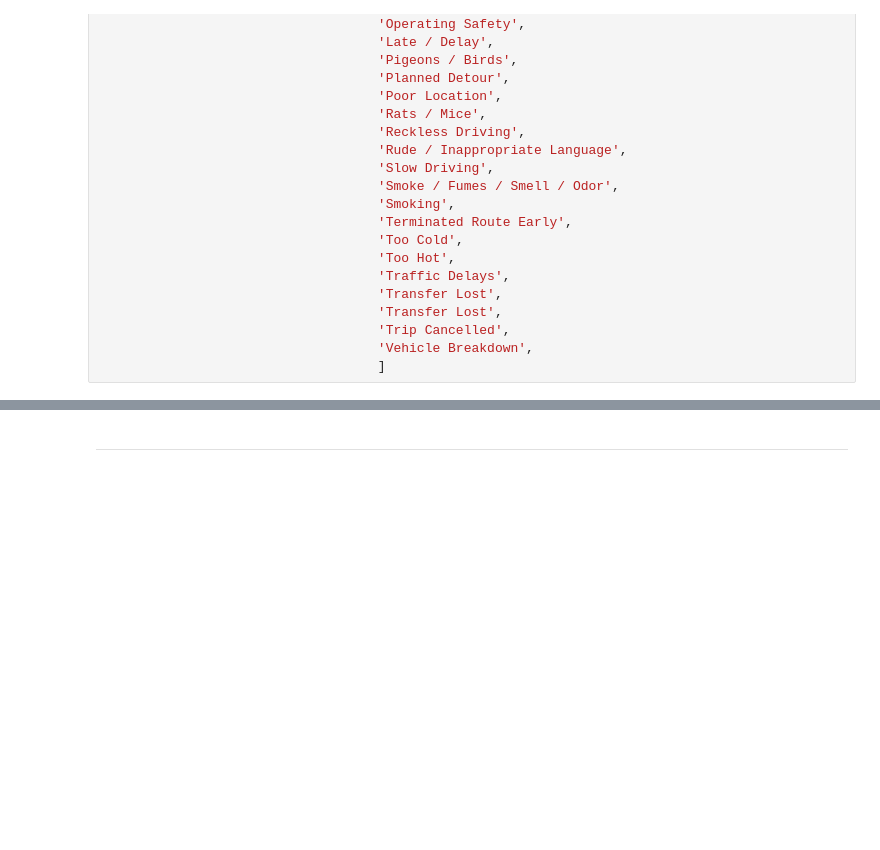
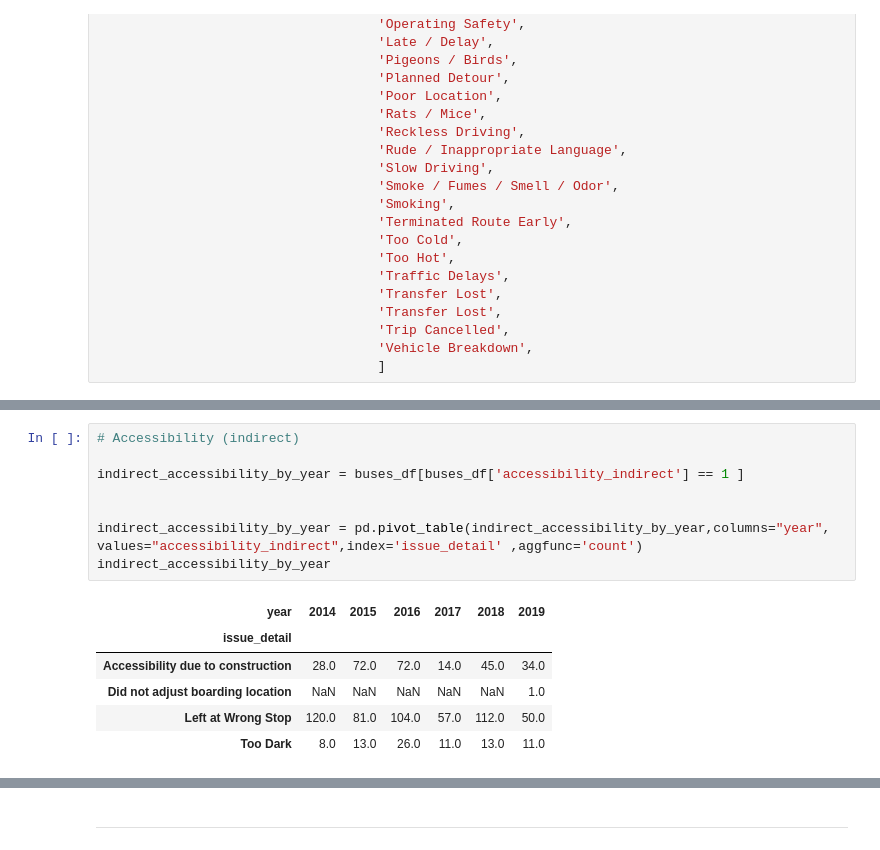
Before and after one commit to itzamnahuerta/mta_complaints, a Jupyter notebook: MTA_Analysis.ipynb, the cells around one changed output, grey strips where cells are left out. Cells and saved outputs as stored; diff of their text form; blank space fills up the shorter version.

```diff
--- a/MTA_Analysis.ipynb
+++ b/MTA_Analysis.ipynb
@@ -952,0 +912,15 @@ rider_comfort_service_reliability_by_year
+# %%
+# Accessibility (indirect)
+
+indirect_accessibility_by_year = buses_df[buses_df['accessibility_indirect'] == 1 ]
+
+
+indirect_accessibility_by_year = pd.pivot_table(indirect_accessibility_by_year,columns="year", values="accessibility_indirect",index='issue_detail' ,aggfunc='count')
+indirect_accessibility_by_year
+# %% [output]
+| year | 2014 | 2015 | 2016 | 2017 | 2018 | 2019 |
+| issue_detail |  |  |  |  |  |  |
+| Accessibility due to construction | 28.0 | 72.0 | 72.0 | 14.0 | 45.0 | 34.0 |
+| Did not adjust boarding location | NaN | NaN | NaN | NaN | NaN | 1.0 |
+| Left at Wrong Stop | 120.0 | 81.0 | 104.0 | 57.0 | 112.0 | 50.0 |
+| Too Dark | 8.0 | 13.0 | 26.0 | 11.0 | 13.0 | 11.0 |
```
Also changed, not shown: parts of 22 cells of this notebook, 9 other files.
